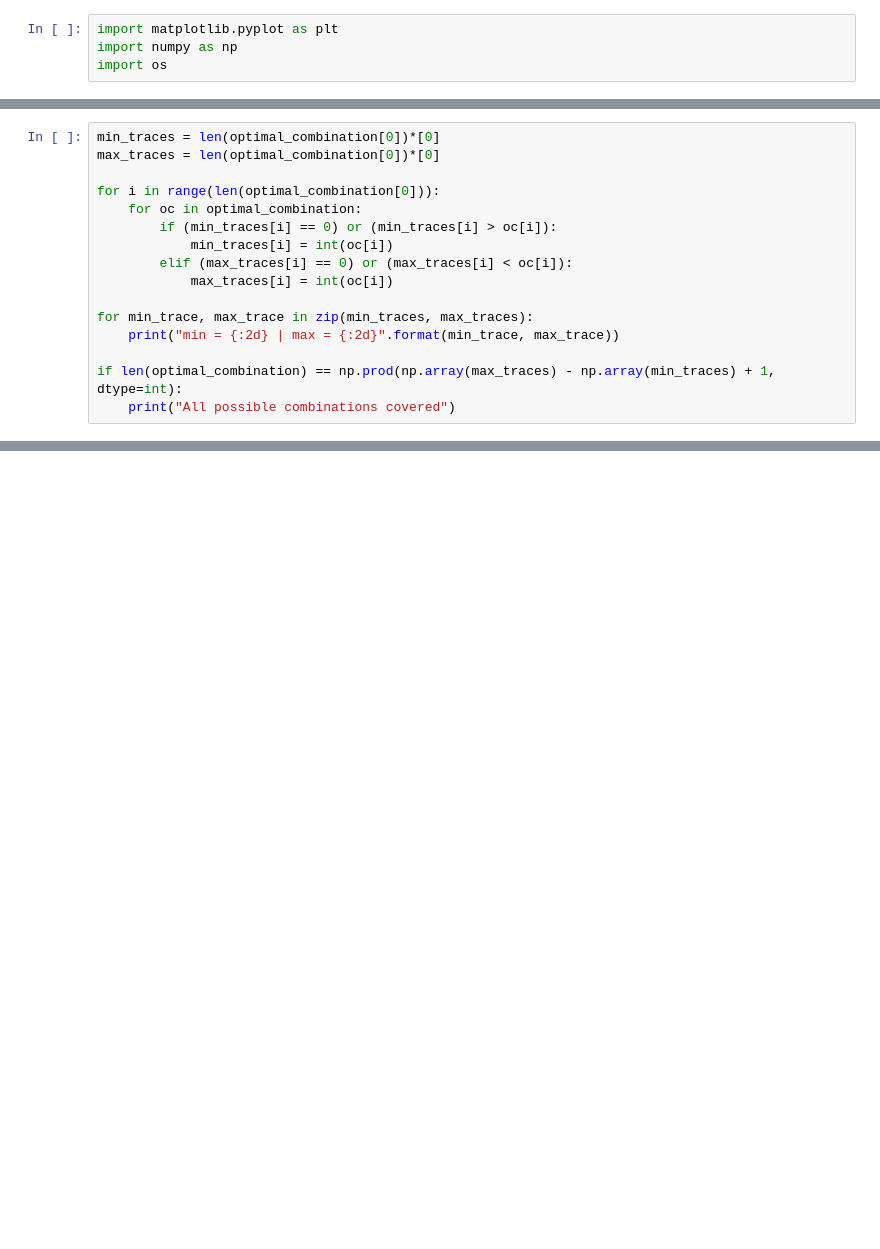
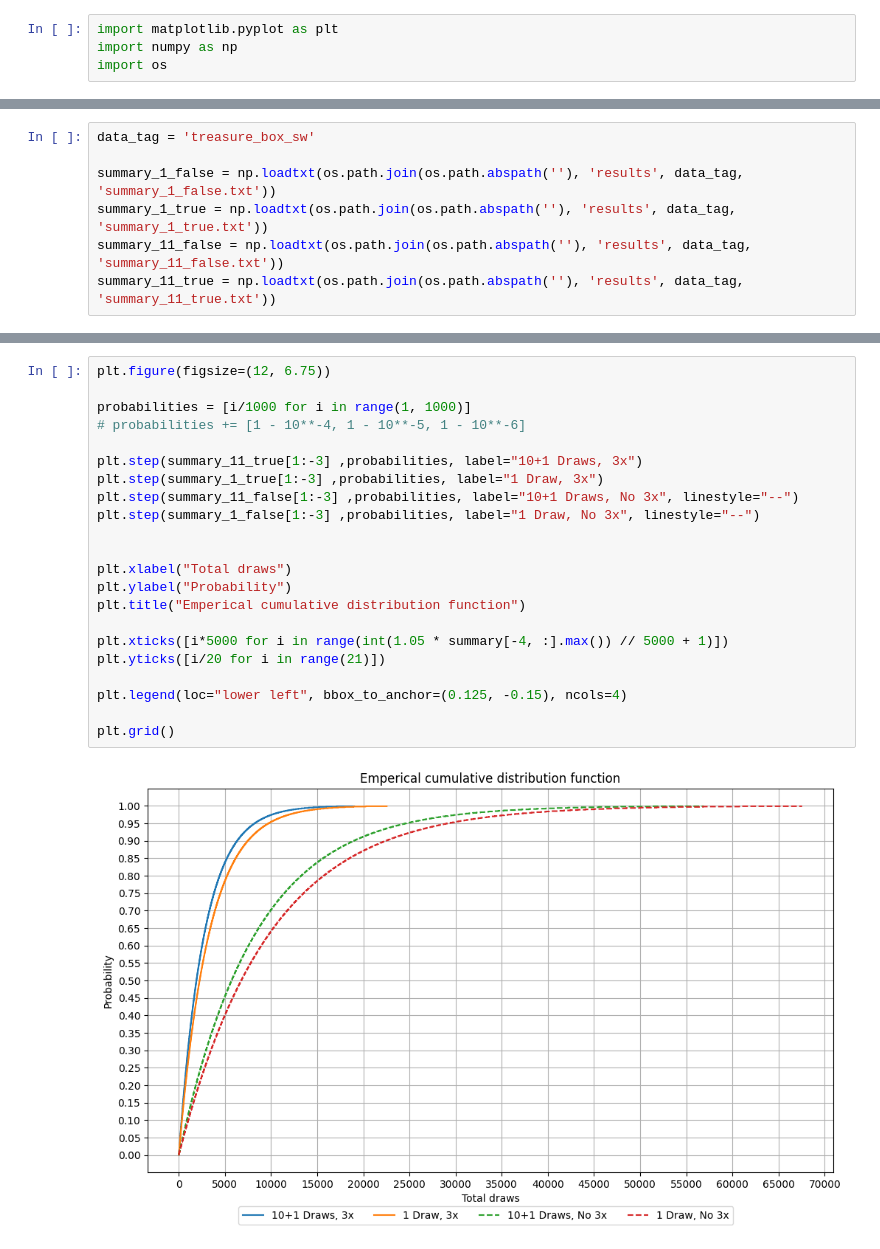
Before and after one commit to bdoubleuvan/Maplestory-M---Treasure-Box-3x-Event, a Jupyter notebook: treasure_box_sw_data_processing.ipynb, the cells around one changed output, grey strips where cells are left out. Cells and saved outputs as stored; diff of their text form; blank space fills up the shorter version.

```diff
--- a/treasure_box_sw_data_processing.ipynb
+++ b/treasure_box_sw_data_processing.ipynb
@@ -194,16 +4,0 @@ for index in np.argsort(summary_oc[:, 4]):
-# %%
-min_traces = len(optimal_combination[0])*[0]
-max_traces = len(optimal_combination[0])*[0]
-
-for i in range(len(optimal_combination[0])):
-    for oc in optimal_combination:
-        if (min_traces[i] == 0) or (min_traces[i] > oc[i]):
-            min_traces[i] = int(oc[i])
-        elif (max_traces[i] == 0) or (max_traces[i] < oc[i]):
-            max_traces[i] = int(oc[i])
-
-for min_trace, max_trace in zip(min_traces, max_traces):
-    print("min = {:2d} | max = {:2d}".format(min_trace, max_trace))
-
-if len(optimal_combination) == np.prod(np.array(max_traces) - np.array(min_traces) + 1, dtype=int):
-    print("All possible combinations covered")
@@ -219,0 +5,7 @@ All possible combinations covered
+# %%
+data_tag = 'treasure_box_sw'
+
+summary_1_false = np.loadtxt(os.path.join(os.path.abspath(''), 'results', data_tag, 'summary_1_false.txt'))
+summary_1_true = np.loadtxt(os.path.join(os.path.abspath(''), 'results', data_tag, 'summary_1_true.txt'))
+summary_11_false = np.loadtxt(os.path.join(os.path.abspath(''), 'results', data_tag, 'summary_11_false.txt'))
+summary_11_true = np.loadtxt(os.path.join(os.path.abspath(''), 'results', data_tag, 'summary_11_true.txt'))
@@ -219,0 +64,24 @@ All possible combinations covered
+# %%
+plt.figure(figsize=(12, 6.75))
+
+probabilities = [i/1000 for i in range(1, 1000)]
+# probabilities += [1 - 10**-4, 1 - 10**-5, 1 - 10**-6]
+
+plt.step(summary_11_true[1:-3] ,probabilities, label="10+1 Draws, 3x")
+plt.step(summary_1_true[1:-3] ,probabilities, label="1 Draw, 3x")
+plt.step(summary_11_false[1:-3] ,probabilities, label="10+1 Draws, No 3x", linestyle="--")
+plt.step(summary_1_false[1:-3] ,probabilities, label="1 Draw, No 3x", linestyle="--")
+
+
+plt.xlabel("Total draws")
+plt.ylabel("Probability")
+plt.title("Emperical cumulative distribution function")
+
+plt.xticks([i*5000 for i in range(int(1.05 * summary[-4, :].max()) // 5000 + 1)])
+plt.yticks([i/20 for i in range(21)])
+
+plt.legend(loc="lower left", bbox_to_anchor=(0.125, -0.15), ncols=4)
+
+plt.grid()
+# %% [output]
+[figure, added]
```
Also changed, not shown: parts of 5 cells of this notebook.
